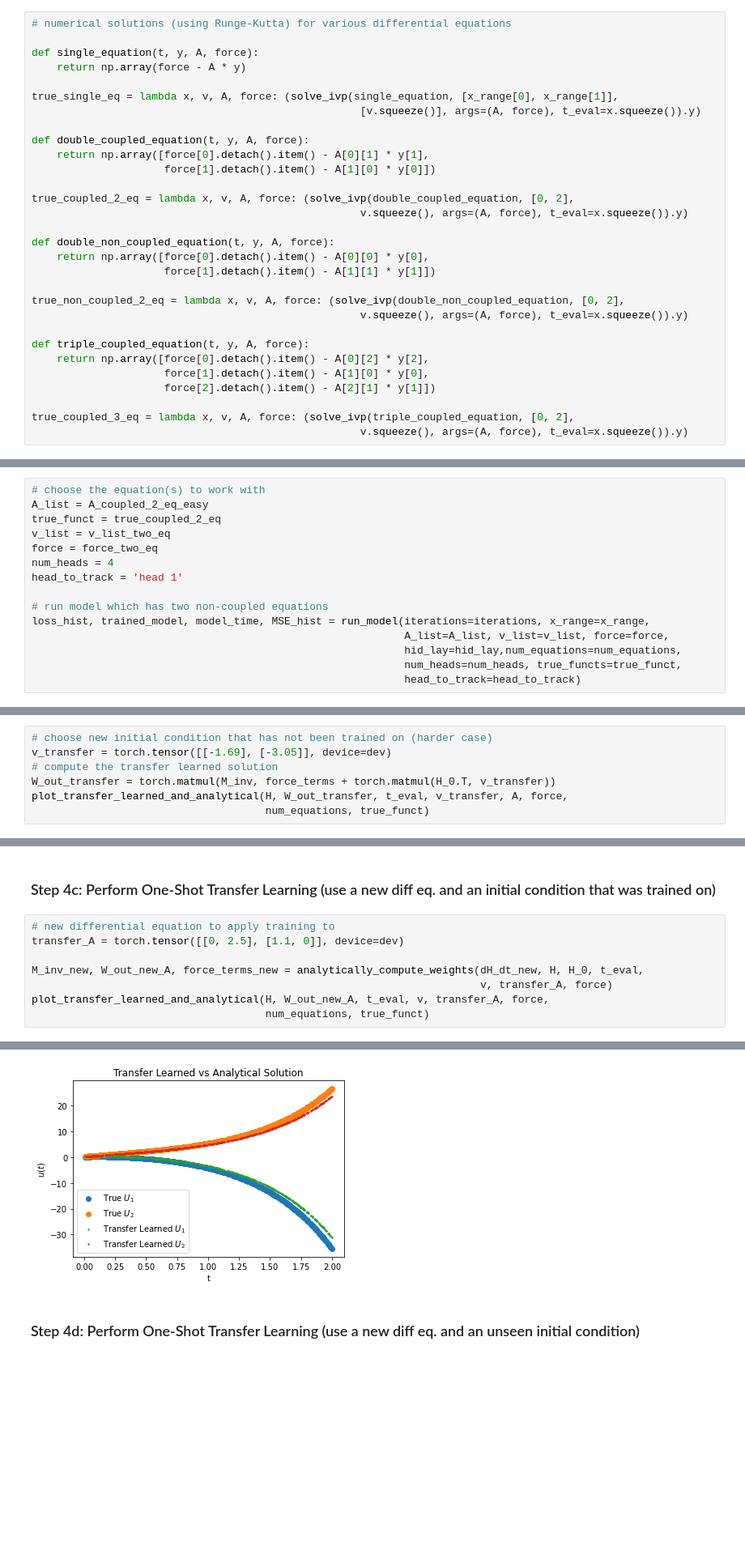
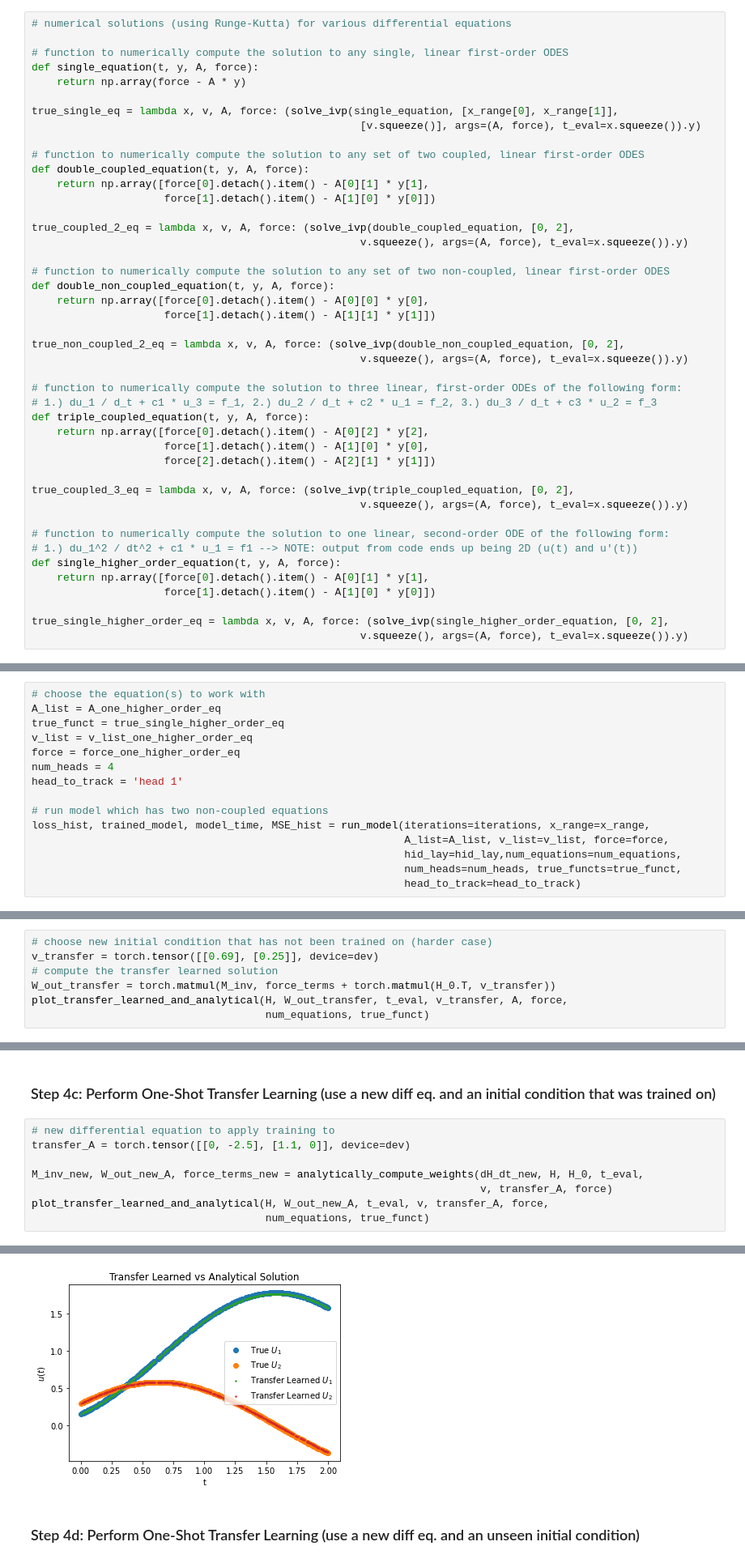
Before and after one commit to Hari-Raval/Harvard-Thesis, a Jupyter notebook: src/transfer_learning_two_linear_ode/system_linear_ode_with_transfer_learning-v5.ipynb, the cells around one changed output, grey strips where cells are left out. Shown at 81% size. Drawn from its saved outputs; the diff is of its cells as text; blank space fills up the shorter version.

```diff
--- a/src/transfer_learning_two_linear_ode/system_linear_ode_with_transfer_learning-v5.ipynb
+++ b/src/transfer_learning_two_linear_ode/system_linear_ode_with_transfer_learning-v5.ipynb
@@ -494,12 +500,14 @@ A_coupled_3_eq = [torch.tensor([[0, 0, 2.],[2., 0, 0],[0, 2., 0]], device=dev),
 # %%
 # numerical solutions (using Runge-Kutta) for various differential equations
 
+# function to numerically compute the solution to any single, linear first-order ODES
 def single_equation(t, y, A, force):
     return np.array(force - A * y)
 
 true_single_eq = lambda x, v, A, force: (solve_ivp(single_equation, [x_range[0], x_range[1]],
                                                     [v.squeeze()], args=(A, force), t_eval=x.squeeze()).y)
 
+# function to numerically compute the solution to any set of two coupled, linear first-order ODES
 def double_coupled_equation(t, y, A, force):
     return np.array([force[0].detach().item() - A[0][1] * y[1],
                      force[1].detach().item() - A[1][0] * y[0]])
@@ -507,6 +515,7 @@ def double_coupled_equation(t, y, A, force):
 true_coupled_2_eq = lambda x, v, A, force: (solve_ivp(double_coupled_equation, [0, 2],
                                                     v.squeeze(), args=(A, force), t_eval=x.squeeze()).y)
 
+# function to numerically compute the solution to any set of two non-coupled, linear first-order ODES
 def double_non_coupled_equation(t, y, A, force):
     return np.array([force[0].detach().item() - A[0][0] * y[0],
                      force[1].detach().item() - A[1][1] * y[1]])
@@ -514,6 +523,8 @@ def double_non_coupled_equation(t, y, A, force):
 true_non_coupled_2_eq = lambda x, v, A, force: (solve_ivp(double_non_coupled_equation, [0, 2],
                                                     v.squeeze(), args=(A, force), t_eval=x.squeeze()).y)
 
+# function to numerically compute the solution to three linear, first-order ODEs of the following form:
+# 1.) du_1 / d_t + c1 * u_3 = f_1, 2.) du_2 / d_t + c2 * u_1 = f_2, 3.) du_3 / d_t + c3 * u_2 = f_3
 def triple_coupled_equation(t, y, A, force):
     return np.array([force[0].detach().item() - A[0][2] * y[2],
                      force[1].detach().item() - A[1][0] * y[0],
@@ -521,14 +532,23 @@ def triple_coupled_equation(t, y, A, force):
 
 true_coupled_3_eq = lambda x, v, A, force: (solve_ivp(triple_coupled_equation, [0, 2],
                                                     v.squeeze(), args=(A, force), t_eval=x.squeeze()).y)
+
+# function to numerically compute the solution to one linear, second-order ODE of the following form:
+# 1.) du_1^2 / dt^2 + c1 * u_1 = f1 --> NOTE: output from code ends up being 2D (u(t) and u'(t))
+def single_higher_order_equation(t, y, A, force):
+    return np.array([force[0].detach().item() - A[0][1] * y[1],
+                     force[1].detach().item() - A[1][0] * y[0]])
+
+true_single_higher_order_eq = lambda x, v, A, force: (solve_ivp(single_higher_order_equation, [0, 2],
+                                                    v.squeeze(), args=(A, force), t_eval=x.squeeze()).y)
 # %% [markdown]
 ### Step 2: Run Model
 # %%
 # choose the equation(s) to work with
-A_list = A_coupled_2_eq_easy
-true_funct = true_coupled_2_eq
-v_list = v_list_two_eq
-force = force_two_eq
+A_list = A_one_higher_order_eq
+true_funct = true_single_higher_order_eq
+v_list = v_list_one_higher_order_eq
+force = force_one_higher_order_eq
 num_heads = 4
 head_to_track = 'head 1'
 
@@ -587,7 +606,7 @@ Time to compute weights (given H and dH_dt):  0.203 seconds
 ### Step 4b: Perform One-Shot Transfer Learning (use a new, unseen initial condition)
 # %%
 # choose new initial condition that has not been trained on (harder case)
-v_transfer = torch.tensor([[-1.69], [-3.05]], device=dev)
+v_transfer = torch.tensor([[0.69], [0.25]], device=dev)
 # compute the transfer learned solution
 W_out_transfer = torch.matmul(M_inv, force_terms + torch.matmul(H_0.T, v_transfer))
 plot_transfer_learned_and_analytical(H, W_out_transfer, t_eval, v_transfer, A, force,
@@ -598,7 +617,7 @@ plot_transfer_learned_and_analytical(H, W_out_transfer, t_eval, v_transfer, A, f
 ### Step 4c: Perform One-Shot Transfer Learning (use a new diff eq. and an initial condition that was trained on)
 # %%
 # new differential equation to apply training to
-transfer_A = torch.tensor([[0, 2.5], [1.1, 0]], device=dev)
+transfer_A = torch.tensor([[0, -2.5], [1.1, 0]], device=dev)
 
 M_inv_new, W_out_new_A, force_terms_new = analytically_compute_weights(dH_dt_new, H, H_0, t_eval,
                                                                        v, transfer_A, force)
@@ -609,4 +628,4 @@ Time to compute weights (given H and dH_dt):  0.005 seconds
-[figure, old version]
+[figure, new version]
 # %% [markdown]
 ### Step 4d: Perform One-Shot Transfer Learning (use a new diff eq. and an unseen initial condition)
 # %%
```
Also changed, not shown: parts of 14 cells of this notebook.
